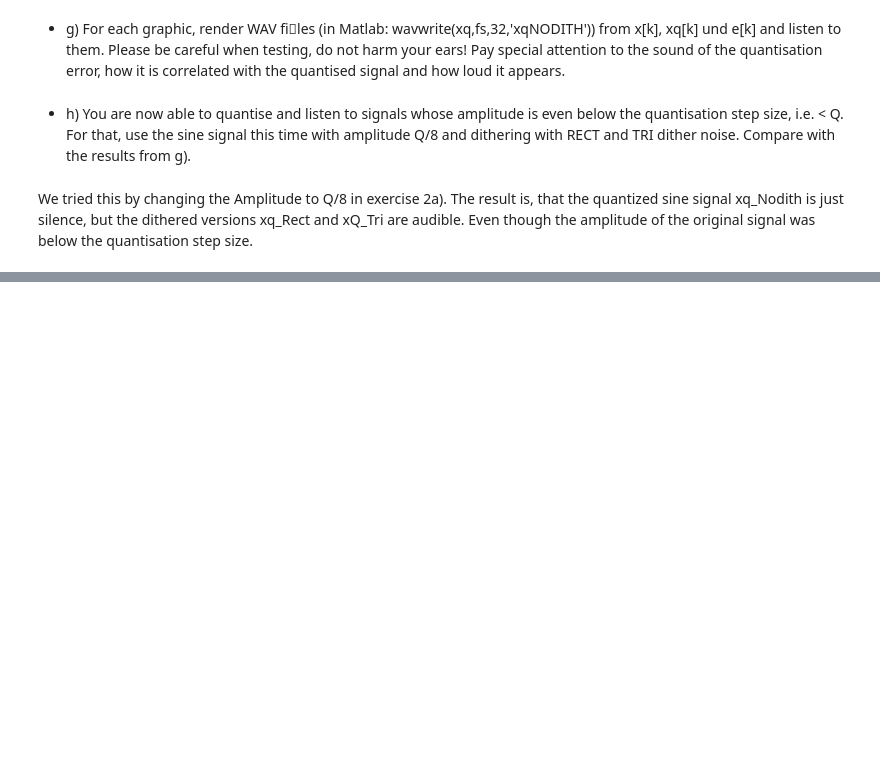
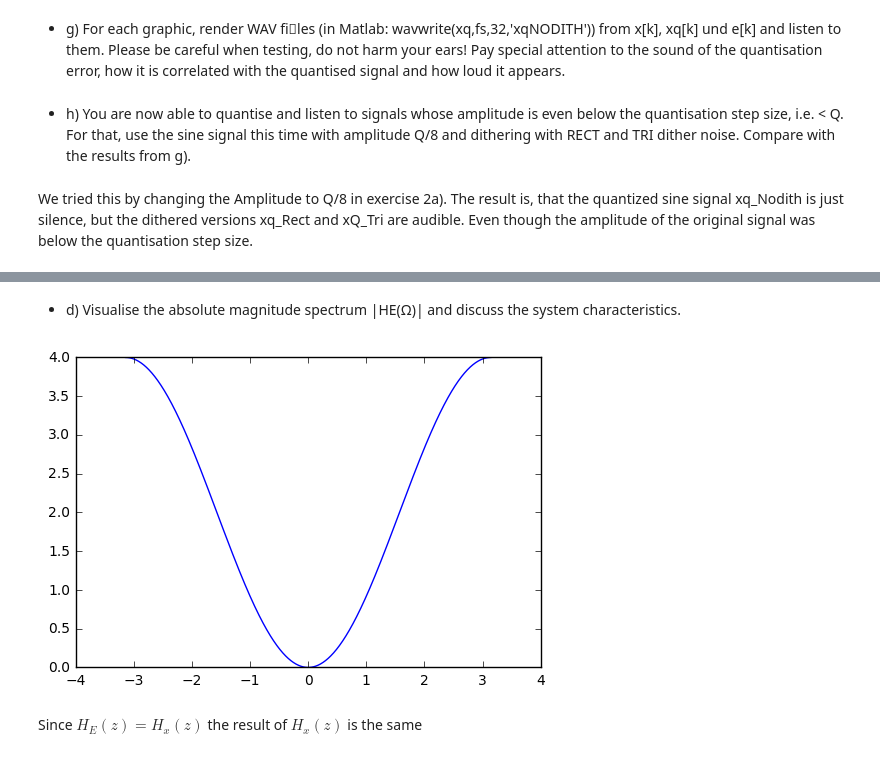
Before and after one commit to JakobHeller/DigitalSignalProcessing, a Jupyter notebook: Lab3.ipynb, the cells around one changed output, grey strips where cells are left out. Saved outputs shown, nothing was run; the diff lists cells and outputs as text; code cells hidden in the pictures; blank space fills up the shorter version.

```diff
--- a/Lab3.ipynb
+++ b/Lab3.ipynb
@@ -348,0 +394,10 @@ We tried this by changing the Amplitude to Q/8 in exercise 2a). The result is, t
+# %% [markdown]
+* d) Visualise the absolute magnitude spectrum |HE(Ω)| and discuss the system characteristics.
+# %%
+Omega = np.linspace(-np.pi,np.pi,1000)
+H_e = np.abs(np.exp(-1j*Omega)-1)**2
+plt.plot(Omega,H_e);
+# %% [output]
+[figure, added]
+# %% [markdown]
+Since $H_E(z) = H_x(z)$ the result of $H_x(z)$ is the same
```
Also changed, not shown: parts of 14 cells of this notebook, 1 other file.
